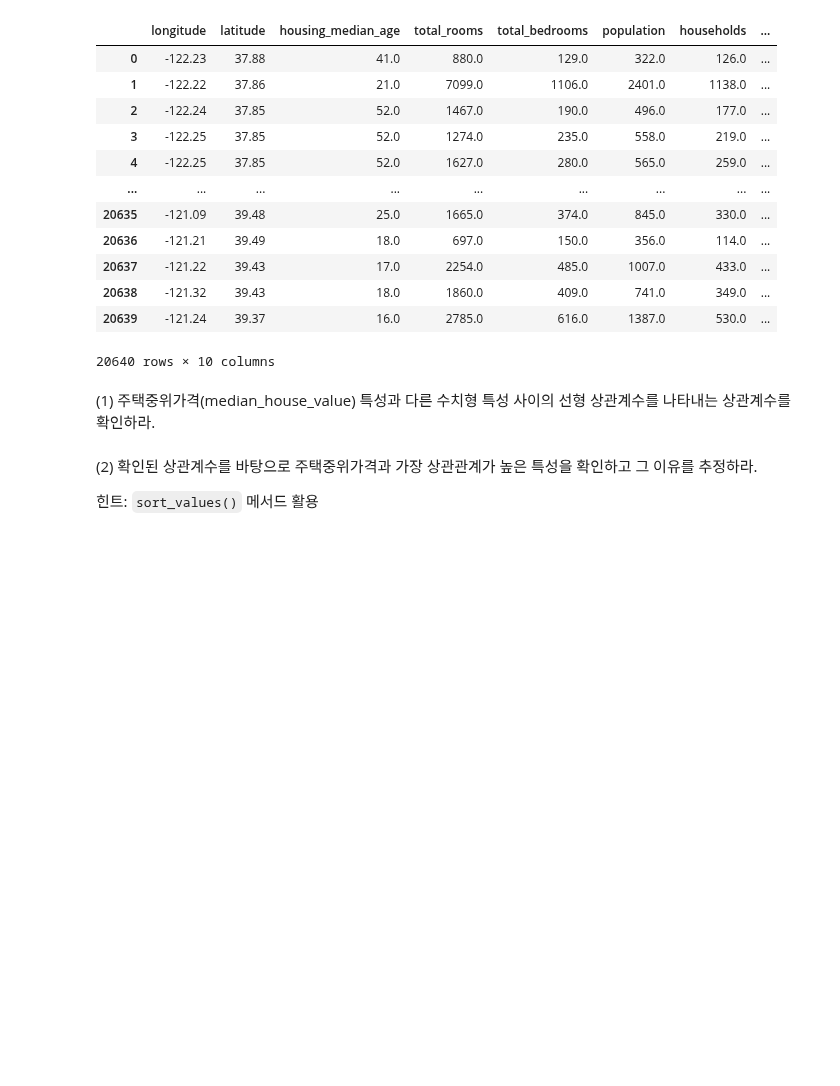
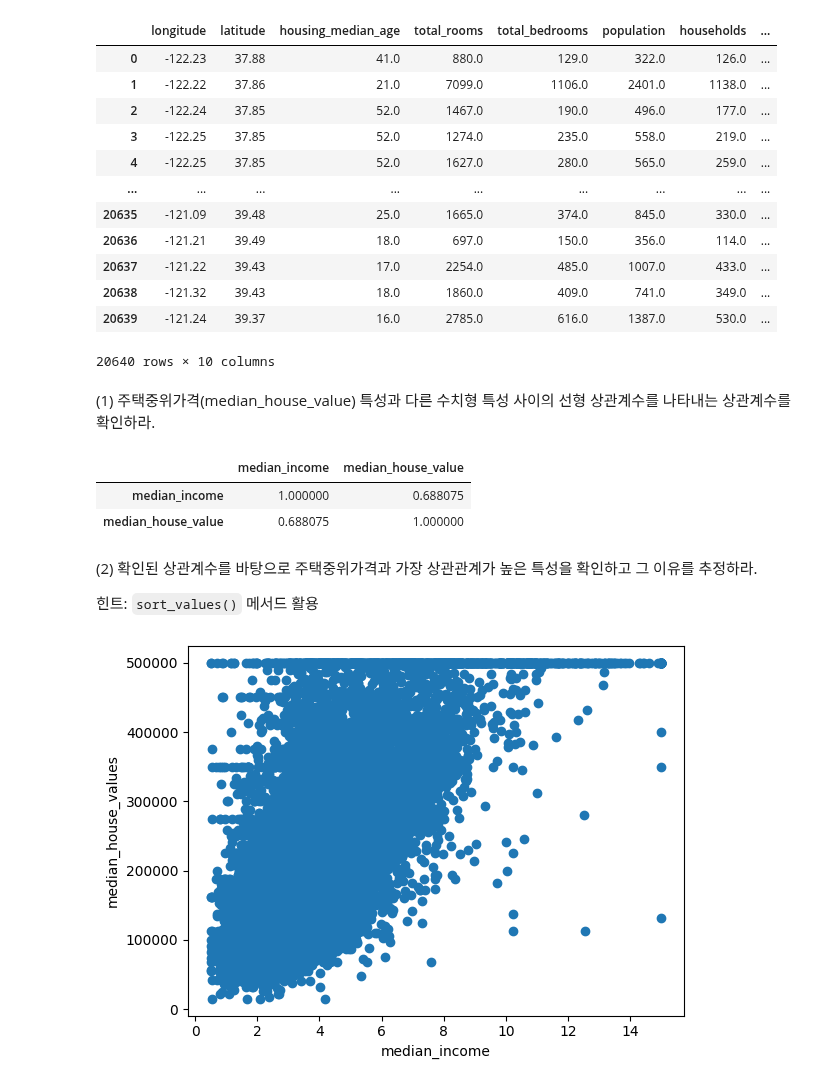
Before and after one commit to Sooyaaas/TEST, a Jupyter notebook: practices/practice-twoD_data.ipynb, the cells around one changed output. Drawn from its saved outputs; the diff is of its cells as text; code cells hidden in the pictures; blank space fills up the shorter version.

```diff
--- a/practices/practice-twoD_data.ipynb
+++ b/practices/practice-twoD_data.ipynb
@@ -191,12 +330,53 @@ housing_df
 # %% [markdown]
 (1) 주택중위가격(median_house_value) 특성과 다른 수치형 특성 사이의 선형 상관계수를 나타내는 상관계수를 확인하라.
 # %%
-# 코드를 작성한다.
-# 필요하면 코드셀 또는 텍스트셀을 추가할 수 있습니다.
+import pandas as pd
+import numpy as np
+data_url = 'https://raw.githubusercontent.com/codingalzi/DataSci/refs/heads/master/data/'
+housing_df = pd.read_csv(data_url+"california_housing.csv")
+housing_df
+median_np = np.array(housing_df['median_house_value']) # 넘페이 배열
+long_np = np.array(housing_df['median_income'])
+
+summary_df = pd.DataFrame({'median_income':long_np, 'median_house_value':median_np})
+summary_df.corr()
+# longitude = -0.045967
+# latitude = -0.014416
+# total_rooms = 0.134153
+# housing_median_age = 0.105623
+# total_bedrooms = 0.049686
+# poulation = -0.02465
+# households = 0.065843
+# median_income = 0.688075  # 제일 상관관게가 높음
+# %% [output]
+|  | median_income | median_house_value |
+| median_income | 1.000000 | 0.688075 |
+| median_house_value | 0.688075 | 1.000000 |
 # %% [markdown]
 (2) 확인된 상관계수를 바탕으로 주택중위가격과 가장 상관관계가 높은 특성을 확인하고 그 이유를 추정하라.
 
 힌트: `sort_values()` 메서드 활용
 # %%
-# 코드를 작성한다.
-# 필요하면 코드셀 또는 텍스트셀을 추가할 수 있습니다.
+import pandas as pd
+import numpy as np
+import matplotlib.pyplot as plt
+data_url = 'https://raw.githubusercontent.com/codingalzi/DataSci/refs/heads/master/data/'
+housing_df = pd.read_csv(data_url+"california_housing.csv")
+housing_df
+median_np = np.array(housing_df['median_house_value']) # 넘페이 배열
+long_np = np.array(housing_df['median_income'])
+
+summary_df = pd.DataFrame({'median_income':long_np, 'median_house_value':median_np})
+summary_df.corr()
+# median_income = 0.688075  # 제일 상관관게가 높음
+
+sorted_df = summary_df.sort_values(by='median_income')
+sorted_df
+
+plt.scatter(long_np, median_np)
+plt.xlabel('median_income')
+plt.ylabel('median_house_values')
+plt.show()
+# 산점도에서도 볼수있듯, 중위소득이 높을수록 주택중위가격이 높은 집에 거주한다는 양의 상관계수를 볼 수 있다.
+# %% [output]
+[figure, added]
```
Also changed, not shown: parts of 10 cells of this notebook.
